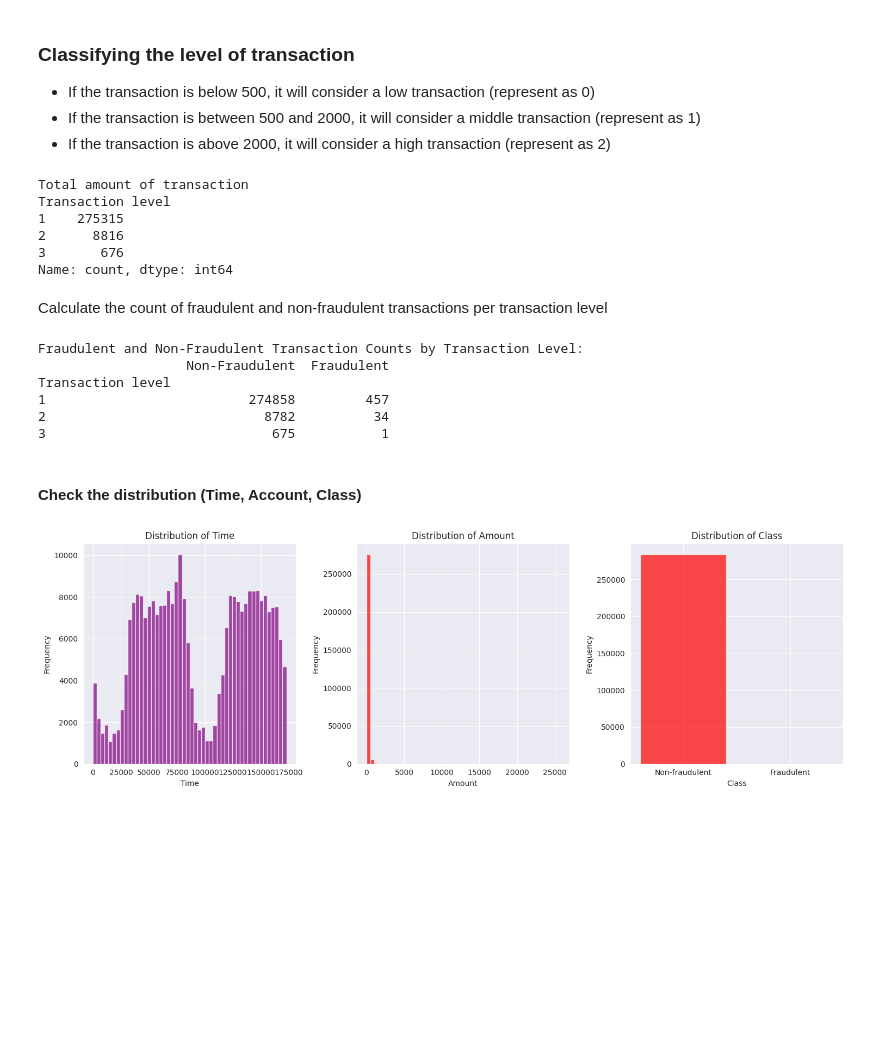
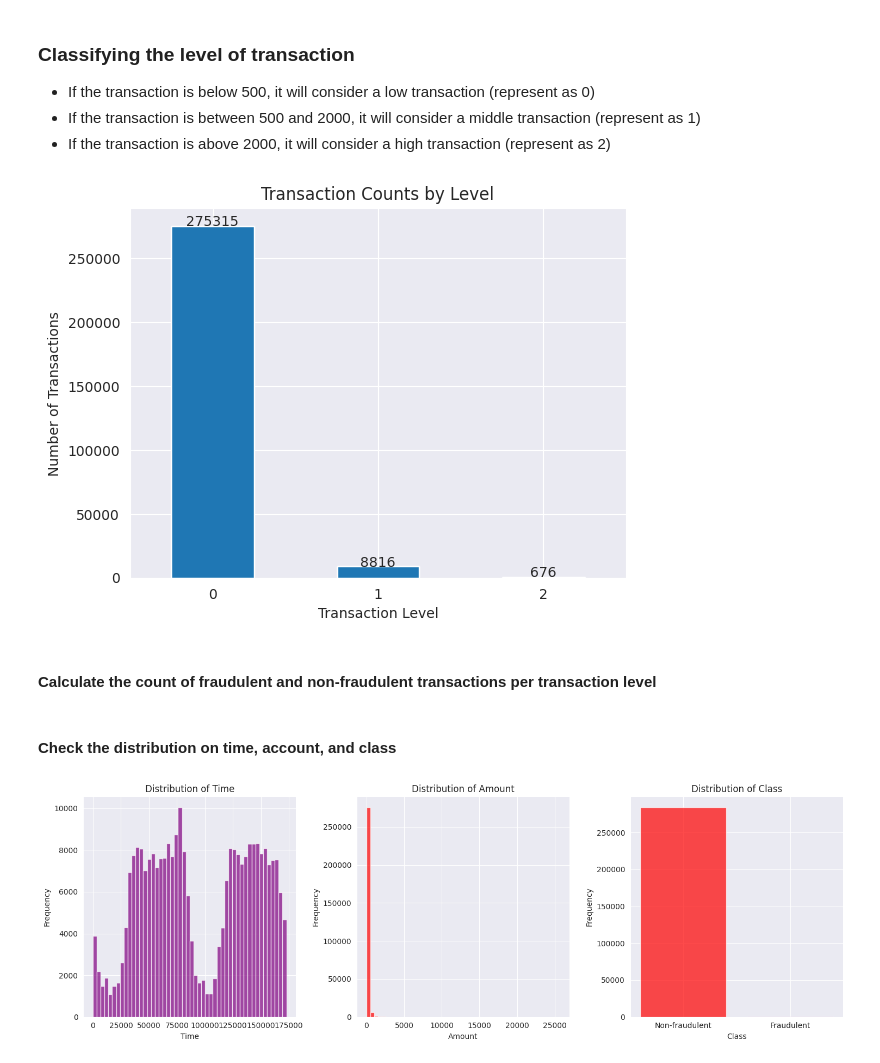
Before and after one commit to diyangraditya/CognoRise-InfoTech, a Jupyter notebook: Notebooks/01_FraudDetection.ipynb, the cells around one changed output. Saved outputs shown, nothing was run; the diff lists cells and outputs as text; code cells hidden in the pictures; blank space fills up the shorter version.

```diff
--- a/Notebooks/01_FraudDetection.ipynb
+++ b/Notebooks/01_FraudDetection.ipynb
@@ -90,42 +93,37 @@ msno.matrix(data)
 # %%
 def calculate_transaction(amount):
     if amount < 500:
+        return 0
+    if 500 <= amount <= 2000:
         return 1
-    if 500 <= amount <= 2000:
+    if amount > 2000:
         return 2
-    if amount > 2000:
-        return 3
 
+# Step 2: Apply the classification function to the 'Amount' column
 data['Transaction level'] = data['Amount'].apply(calculate_transaction)
 
-transaction_counts = data['Transaction level'].value_counts()
+# Step 3: Count the number of transactions at each level
+transaction_counts = data['Transaction level'].value_counts().sort_index()
 
-print("Total amount of transaction")
-print(transaction_counts)
+# Step 4: Plot the transaction counts as a bar chart
+transaction_counts.plot(kind='bar')
+plt.title("Transaction Counts by Level")
+plt.xlabel("Transaction Level")
+plt.ylabel("Number of Transactions")
+plt.xticks(rotation=0)
+
+# Step 5: Display the total number of transactions above each bar
+for index, value in transaction_counts.items():
+    plt.text(index, value + 0.5, str(value), ha='center', fontsize=10)
+
+# Show the plot
+plt.show()
 # %% [output]
-Total amount of transaction
-Transaction level
-1    275315
-2      8816
-3       676
-Name: count, dtype: int64
+[figure, added]
 # %% [markdown]
-Calculate the count of fraudulent and non-fraudulent transactions per transaction level
+#### Calculate the count of fraudulent and non-fraudulent transactions per transaction level
-# %%
-fraud_counts = data.groupby(['Transaction level', 'Class']).size().unstack().fillna(0)
-fraud_counts.columns = ['Non-Fraudulent', 'Fraudulent']  # Rename columns for clarity
-
-print(f"Fraudulent and Non-Fraudulent Transaction Counts by Transaction Level:")
-print(fraud_counts)
-# %% [output]
-Fraudulent and Non-Fraudulent Transaction Counts by Transaction Level:
-                   Non-Fraudulent  Fraudulent
-Transaction level
-1                          274858         457
-2                            8782          34
-3                             675           1
 # %% [markdown]
-#### Check the distribution (Time, Account, Class)
+#### Check the distribution on time, account, and class
 # %%
 plt.figure(figsize=(15, 5))
 
```
Also changed, not shown: parts of 1 cell of this notebook.
